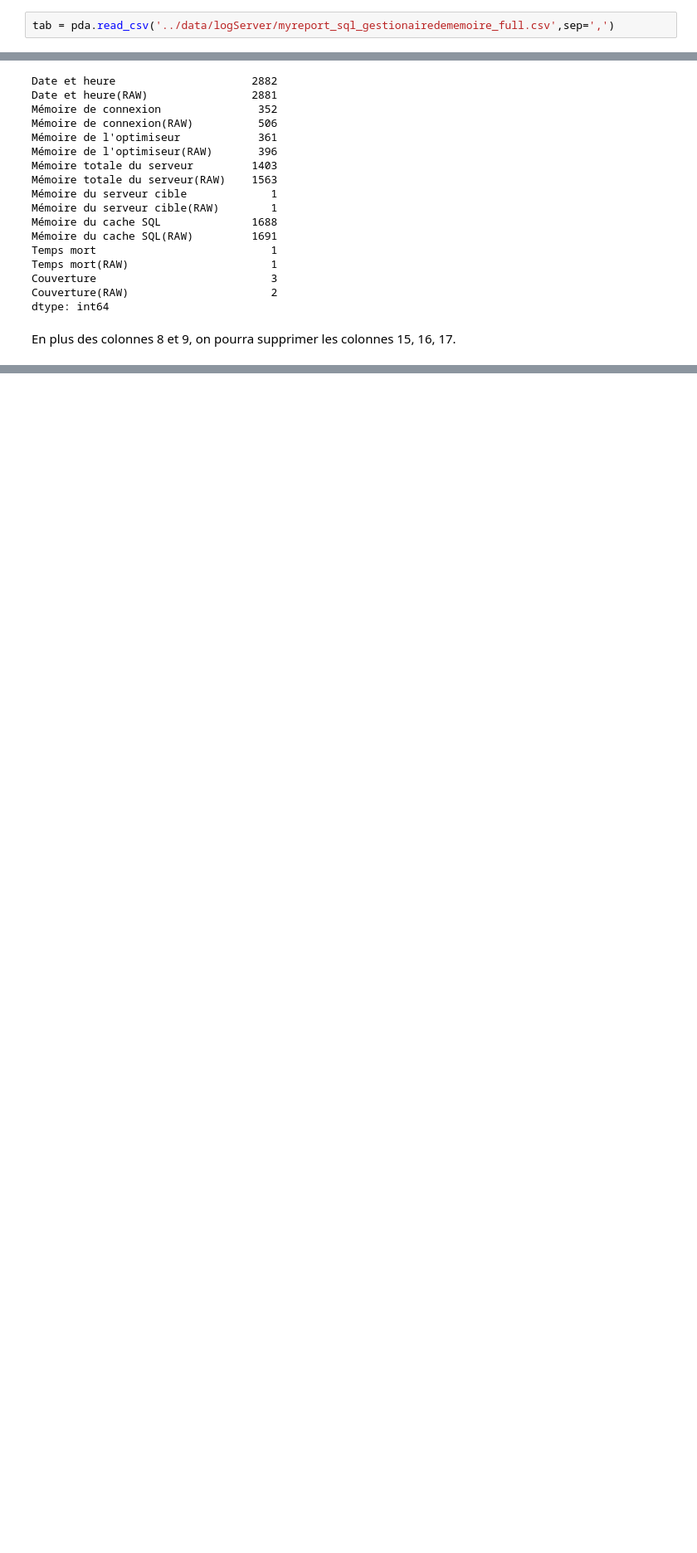
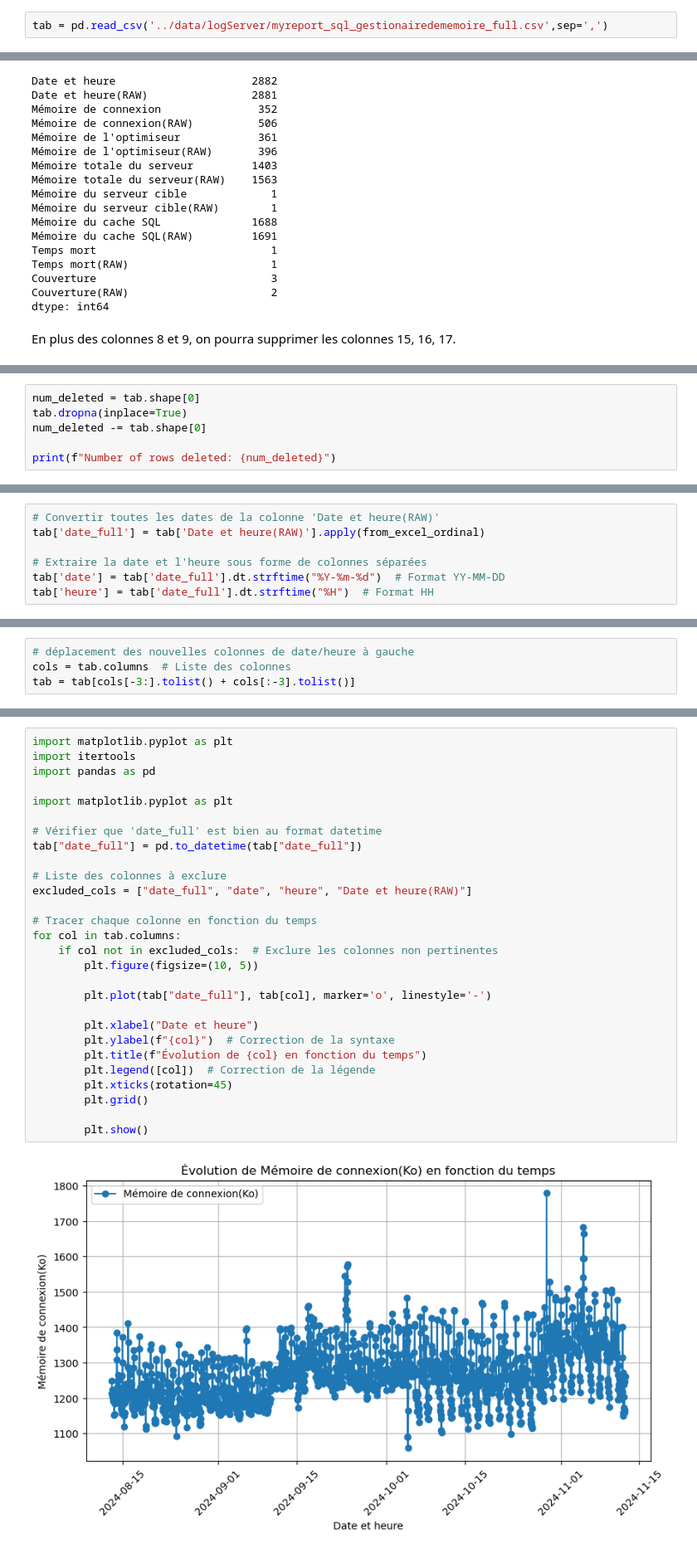
Before and after one commit to AntoineValette/projet_industriel, a Jupyter notebook: notebook/myreport_sql_gestionairedememoire_full.ipynb, the cells around one changed output, grey strips where cells are left out. Shown at 83% size. Cells and saved outputs as stored; diff of their text form; blank space fills up the shorter version.

Commit message:
corrections des derniers notebooks pour suppression des colonnes et analyse boxplots

```diff
--- a/notebook/myreport_sql_gestionairedememoire_full.ipynb
+++ b/notebook/myreport_sql_gestionairedememoire_full.ipynb
@@ -10,7 +12,7 @@ import numpy as np
 #print(os.getcwd())
 #print(os.listdir('241016_LogETL'))
 # %%
-tab = pda.read_csv('../data/logServer/myreport_sql_gestionairedememoire_full.csv',sep=',')
+tab = pd.read_csv('../data/logServer/myreport_sql_gestionairedememoire_full.csv',sep=',')
 # %% [markdown]
 ### Le fichier myreport_sql_gestionairedememoire_full.csv : taille, colonnes
 # %%
@@ -112,0 +94,6 @@ for col in df.columns:
+# %%
+num_deleted = tab.shape[0]
+tab.dropna(inplace=True)
+num_deleted -= tab.shape[0]
+
+print(f"Number of rows deleted: {num_deleted}")
@@ -112,0 +123,7 @@ for col in df.columns:
+# %%
+# Convertir toutes les dates de la colonne 'Date et heure(RAW)'
+tab['date_full'] = tab['Date et heure(RAW)'].apply(from_excel_ordinal)
+
+# Extraire la date et l'heure sous forme de colonnes séparées
+tab['date'] = tab['date_full'].dt.strftime("%Y-%m-%d")  # Format YY-MM-DD
+tab['heure'] = tab['date_full'].dt.strftime("%H")  # Format HH
@@ -112,0 +139,4 @@ for col in df.columns:
+# %%
+# déplacement des nouvelles colonnes de date/heure à gauche
+cols = tab.columns  # Liste des colonnes
+tab = tab[cols[-3:].tolist() + cols[:-3].tolist()]
@@ -112,0 +149,30 @@ for col in df.columns:
+# %%
+import matplotlib.pyplot as plt
+import itertools
+import pandas as pd
+
+import matplotlib.pyplot as plt
+
+# Vérifier que 'date_full' est bien au format datetime
+tab["date_full"] = pd.to_datetime(tab["date_full"])
+
+# Liste des colonnes à exclure
+excluded_cols = ["date_full", "date", "heure", "Date et heure(RAW)"]
+
+# Tracer chaque colonne en fonction du temps
+for col in tab.columns:
+    if col not in excluded_cols:  # Exclure les colonnes non pertinentes
+        plt.figure(figsize=(10, 5))
+
+        plt.plot(tab["date_full"], tab[col], marker='o', linestyle='-')
+
+        plt.xlabel("Date et heure")
+        plt.ylabel(f"{col}")  # Correction de la syntaxe
+        plt.title(f"Évolution de {col} en fonction du temps")
+        plt.legend([col])  # Correction de la légende
+        plt.xticks(rotation=45)
+        plt.grid()
+
+        plt.show()
+# %% [output]
+[figure, added]
```
Also changed, not shown: parts of 14 cells of this notebook, 3 other files.
